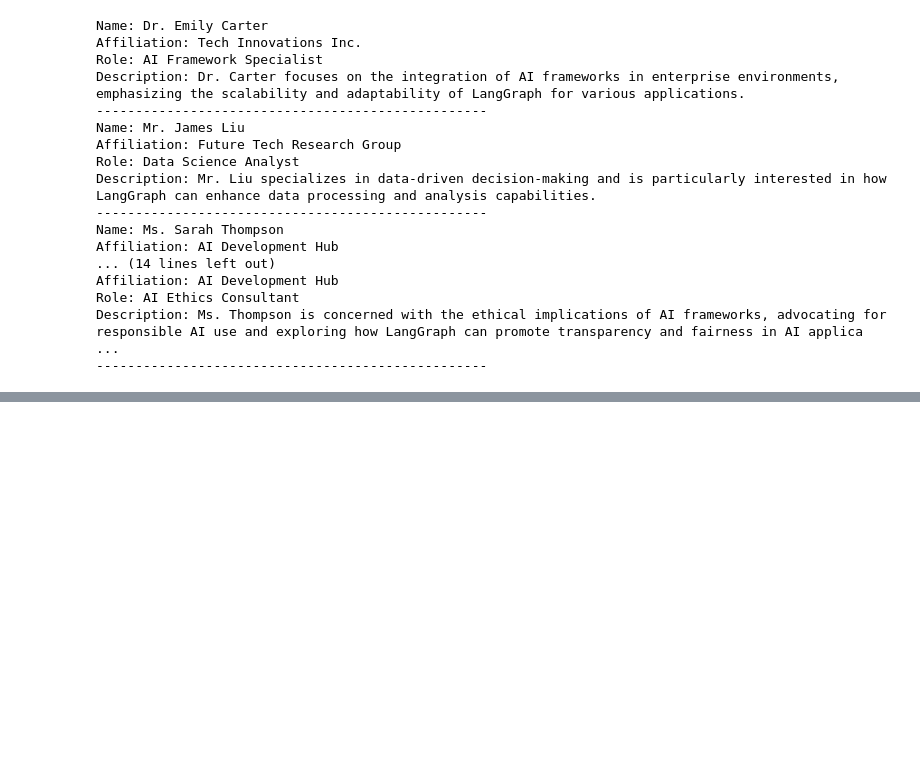
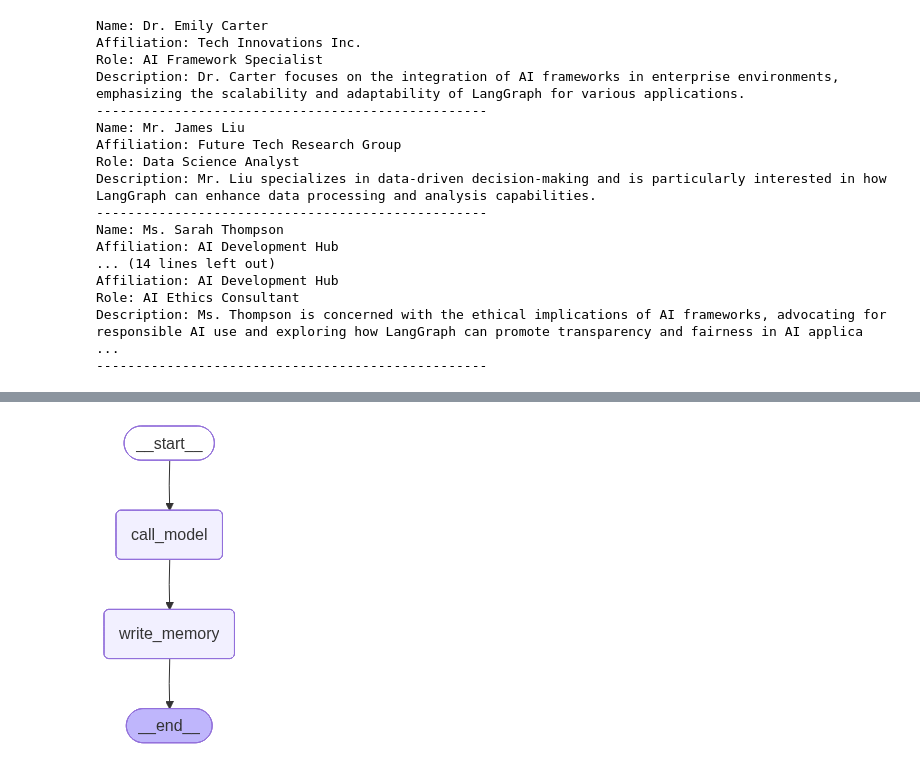
Before and after one commit to MrEhtsham0/mcp-demo, a Jupyter notebook: app/notebooks/langgraph_course.ipynb, the cells around one changed output, grey strips where cells are left out. Cells and saved outputs as stored; diff of their text form; code cells hidden in the pictures; blank space fills up the shorter version.

```diff
--- a/app/notebooks/langgraph_course.ipynb
+++ b/app/notebooks/langgraph_course.ipynb
@@ -2521,0 +2523,5 @@ Description: Ms. Thompson is concerned with the ethical implications of AI frame
+# %%
+user_id="1"
+namespace_for_memory=(user_id,"memories")
+key=str(uuid.uuid4())
+value={"food_Preferences":"I like pizza and pasta."}
@@ -2521,0 +2544,3 @@ Description: Ms. Thompson is concerned with the ethical implications of AI frame
+# %%
+OPENAI_API_KEY=os.getenv("OPENAI_API_KEY")
+llm=ChatOpenAI(model="gpt-4o-mini")
@@ -2521,0 +2559,9 @@ Description: Ms. Thompson is concerned with the ethical implications of AI frame
+# %%
+import logging
+
+logging.basicConfig(
+    level=logging.INFO,             # Set log level
+    format="%(asctime)s - %(levelname)s - %(message)s"
+)
+
+logger = logging.getLogger(__name__)
@@ -2521,0 +2595,80 @@ Description: Ms. Thompson is concerned with the ethical implications of AI frame
+# %%
+def call_model(state: MessagesState, config: RunnableConfig, store: BaseStore):
+
+    """Load memory from the store and use it to personalize the chatbot's response."""
+
+    # Get the user ID from the config
+    user_id = config["configurable"]["user_id"]
+    logger.info(f"Retrieving memory for user_id: {user_id}")
+    # logger.info(f"Checking complete config: {config}")
+
+    # Retrieve memory from the store
+    namespace = ("memory", user_id)
+    key = "user_memory"
+    existing_memory = store.get(namespace, key)
+
+    # Extract the actual memory content if it exists and add a prefix
+    if existing_memory:
+        # Value is a dictionary with a memory key
+        existing_memory_content = existing_memory.value.get('memory')
+    else:
+        existing_memory_content = "No existing memory found."
+
+    # Format the memory in the system prompt
+    system_msg = MODEL_SYSTEM_MESSAGE.format(memory=existing_memory_content)
+
+    # Respond using memory as well as the chat history
+    response = llm.invoke([SystemMessage(content=system_msg)]+state["messages"])
+
+    return {"messages": response}
+
+def write_memory(state: MessagesState, config: RunnableConfig, store: BaseStore):
+
+    """Reflect on the chat history and save a memory to the store."""
+
+    # Get the user ID from the config
+    user_id = config["configurable"]["user_id"]
+
+    # Retrieve existing memory from the store
+    namespace = ("memory", user_id)
+    existing_memory = store.get(namespace, "user_memory")
+
+    # Extract the memory
+    if existing_memory:
+        existing_memory_content = existing_memory.value.get('memory')
+    else:
+        existing_memory_content = "No existing memory found."
+
+    # Format the memory in the system prompt
+    system_msg = CREATE_MEMORY_INSTRUCTION.format(memory=existing_memory_content)
+    new_memory = llm.invoke([SystemMessage(content=system_msg)]+state['messages'])
+
+    # Overwrite the existing memory in the store
+    key = "user_memory"
+
+    # Write value as a dictionary with a memory key
+    store.put(namespace, key, {"memory": new_memory.content})
+
+# Define the graph
+builder = StateGraph(MessagesState)
+
+builder.add_node("call_model", call_model)
+builder.add_node("write_memory", write_memory)
+
+builder.add_edge(START, "call_model")
+builder.add_edge("call_model", "write_memory")
+builder.add_edge("write_memory", END)
+
+# Store for long-term (across-thread) memory
+across_thread_memory = InMemoryStore()
+
+# Checkpointer for short-term (within-thread) memory
+within_thread_memory = MemorySaver()
+
+# Compile the graph with the checkpointer fir and store
+graph = builder.compile(checkpointer=within_thread_memory, store=across_thread_memory)
+
+# View
+display(Image(graph.get_graph(xray=1).draw_mermaid_png()))
+# %% [output]
+[figure, added]
```
Also changed, not shown: parts of 37 cells of this notebook, 3 other files.
